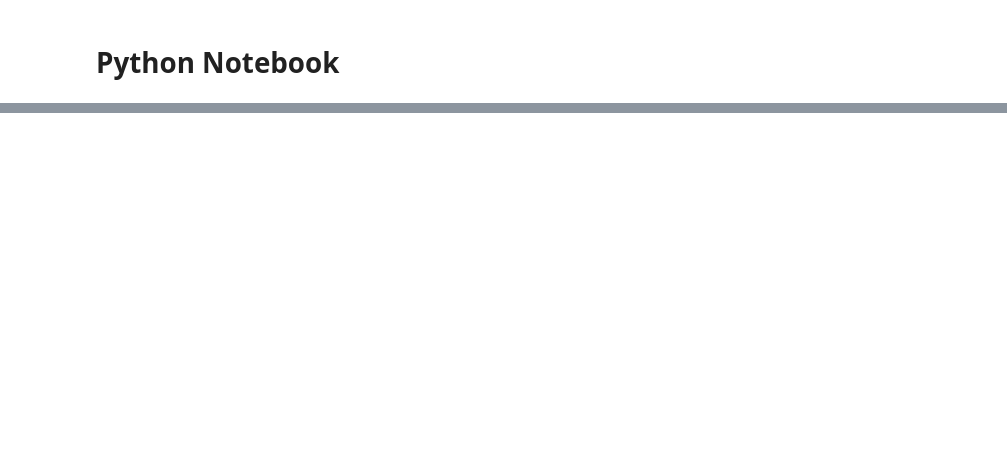
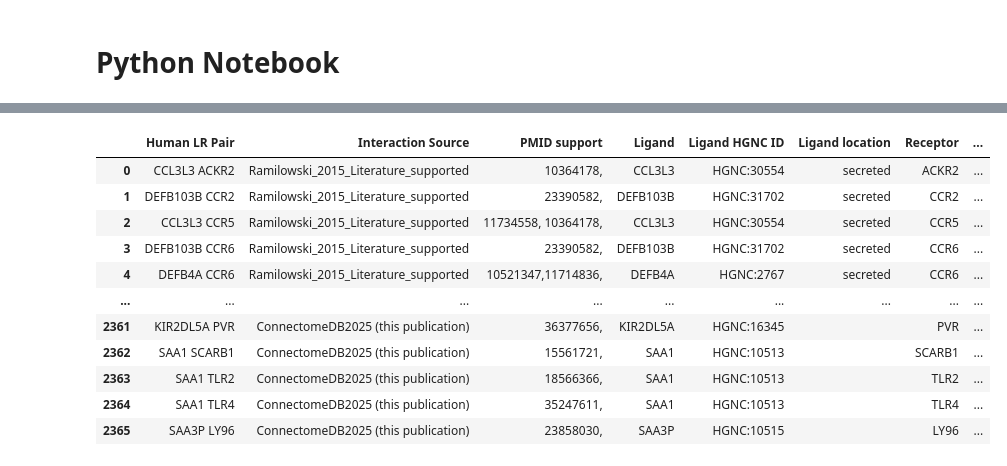
Before and after one commit to bioinfo-YCU/ConnectomeDB, a Jupyter notebook: Python_test.ipynb, the cells around one changed output, grey strips where cells are left out. Saved outputs shown, nothing was run; the diff lists cells and outputs as text; code cells hidden in the pictures; blank space fills up the shorter version.

```diff
--- a/Python_test.ipynb
+++ b/Python_test.ipynb
@@ -690,0 +105,95 @@ gene_pair = gene_pair[['Human LR Pair', 'Ligand', 'Receptor', 'Source', 'Perplex
+# %%
+## Function to prepare datatables (cleaning and hyperlinking, adding tool tips, etc) input for the database qmds
+import sys, os
+sys.path.append(os.path.abspath("src"))
+from itables import init_notebook_mode
+import pandas as pd
+from itables import show
+from itables import options
+from IPython.display import HTML, display
+import numpy as np
+import fetchGSheet
+import warnings
+
+# Suppress SettingWithCopyWarning
+warnings.simplefilter("ignore", category=UserWarning)
+
+
+# Select only the relevant columns from pop_up_info
+
+pop_up_info = fetchGSheet.pop_up_info.rename(columns={"Mouse genome informatics (MGI) ID": "MGI ID",
+                                                      "Zebrafish genome database (ZFIN) ID": "ZFIN ID"})
+
+pop_up_info_lim = pop_up_info[["Approved symbol", "Approved name", "MGI ID", "ZFIN ID"]]
+pop_up_info_lim = pop_up_info_lim.drop_duplicates(subset="Approved symbol", keep="first")
+
+# Drop columns where all values are NA in gene_pair
+gene_pair = fetchGSheet.gene_pair.dropna(axis=1, how='all')
+# Fetch species IDs from the dataset
+hgnc_id = [col for col in gene_pair.columns if "HGNC ID" in col]
+hgnc_id = pd.concat([gene_pair[col] for col in hgnc_id]).unique()
+
+# Rename columns for better clarity
+gene_pair = gene_pair.rename(columns={
+    "Ligand receptor pair": "Human LR Pair",
+    "Ligand gene symbol": "Ligand",
+    "Receptor gene symbol": "Receptor",
+    "Perplexity link": "Perplexity",
+    "Source": "Interaction Source"
+})
+
+# Merge gene_pair with pop_up_info_lim for Ligand(L)
+gene_pair = gene_pair.merge(pop_up_info_lim, how='left', left_on='Ligand', right_on='Approved symbol')
+
+gene_pair = gene_pair.rename(columns={"Approved name": "Ligand name",
+                                     "MGI ID": "Ligand MGI ID",
+                                     "ZFIN ID": "Ligand ZFIN ID"},
+                            )
+
+# Add MGI annotation
+MGI_info = pd.read_csv("data/MGI_ID_biomart.csv")
+gene_pair = gene_pair.merge(MGI_info, how='left', left_on='Ligand MGI ID', right_on='MGI ID')
+
+# Add ZFIN annotation
+ZFIN_info = pd.read_csv("data/ZFIN_ID_biomart.csv")
+ZFIN_info['ZFIN ID'] = "ZFIN:" + ZFIN_info['ZFIN ID'].astype(str)
+gene_pair = gene_pair.merge(ZFIN_info, how='left', left_on='Ligand ZFIN ID', right_on='ZFIN ID')
+
+# Add ZFIN id and symbol
+ZFIN_info = pd.read_csv("data/ZFIN_ID_human_orthos.txt", sep="\t", skiprows=1)
+ZFIN_info = ZFIN_info[['ZFIN ID', 'ZFIN Symbol', 'ZFIN Name', 'HGNC ID']]
+
+ZFIN_info = ZFIN_info.dropna(subset=['HGNC ID'])
+ZFIN_info = ZFIN_info.drop_duplicates(subset=['HGNC ID'])
+ZFIN_info['HGNC ID'] = ZFIN_info['HGNC ID'].apply(lambda x: f'HGNC:{int(x)}')
+gene_pair = gene_pair.merge(ZFIN_info, how='left', left_on='Ligand HGNC ID', right_on='HGNC ID')
+
+gene_pair = gene_pair.drop(columns=["ZFIN ID", "MGI ID", "HGNC ID"])
+
+gene_pair = gene_pair.rename(columns={
+                                     "MGI name": "Mouse Ligand",
+                                     "ZFIN name": "Zebrafish Ligand",
+                                     "ZFIN ID": "Ligand ZFIN ID",
+                                     "ZFIN Symbol": "Zebrafish Ligand",
+                                     "ZFIN Name": "Zebrafish Ligand name"}
+                            )
+
+gene_pair = gene_pair.merge(pop_up_info_lim, how='left', left_on='Receptor', right_on='Approved symbol')
+gene_pair = gene_pair.rename(columns={"Approved name": "Receptor name",
+                                      "MGI ID": "Receptor MGI ID",
+                                      "ZFIN ID": "Receptor ZFIN ID"}
+                            )
+gene_pair
+# %% [output]
+|  | Human LR Pair | Interaction Source | PMID support | Ligand | Ligand HGNC ID | Ligand location | Receptor | ... |
+| 0 | CCL3L3 ACKR2 | Ramilowski_2015_Literature_supported | 10364178, | CCL3L3 | HGNC:30554 | secreted | ACKR2 | ... |
+| 1 | DEFB103B CCR2 | Ramilowski_2015_Literature_supported | 23390582, | DEFB103B | HGNC:31702 | secreted | CCR2 | ... |
+| 2 | CCL3L3 CCR5 | Ramilowski_2015_Literature_supported | 11734558, 10364178, | CCL3L3 | HGNC:30554 | secreted | CCR5 | ... |
+| 3 | DEFB103B CCR6 | Ramilowski_2015_Literature_supported | 23390582, | DEFB103B | HGNC:31702 | secreted | CCR6 | ... |
+| 4 | DEFB4A CCR6 | Ramilowski_2015_Literature_supported | 10521347,11714836, | DEFB4A | HGNC:2767 | secreted | CCR6 | ... |
+| ... | ... | ... | ... | ... | ... | ... | ... | ... |
+| 2361 | KIR2DL5A PVR | ConnectomeDB2025 (this publication) | 36377656, | KIR2DL5A | HGNC:16345 |  | PVR | ... |
+| 2362 | SAA1 SCARB1 | ConnectomeDB2025 (this publication) | 15561721, | SAA1 | HGNC:10513 |  | SCARB1 | ... |
+| 2363 | SAA1 TLR2 | ConnectomeDB2025 (this publication) | 18566366, | SAA1 | HGNC:10513 |  | TLR2 | ... |
+| 2364 | SAA1 TLR4 | ConnectomeDB2025 (this publication) | 35247611, | SAA1 | HGNC:10513 |  | TLR4 | ... |
+| 2365 | SAA3P LY96 | ConnectomeDB2025 (this publication) | 23858030, | SAA3P | HGNC:10515 |  | LY96 | ... |
```
Also changed, not shown: parts of 11 cells of this notebook, 5 other files.
